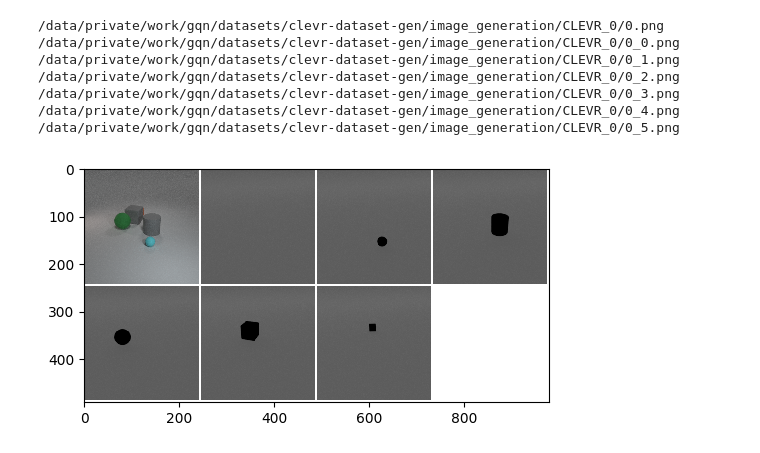
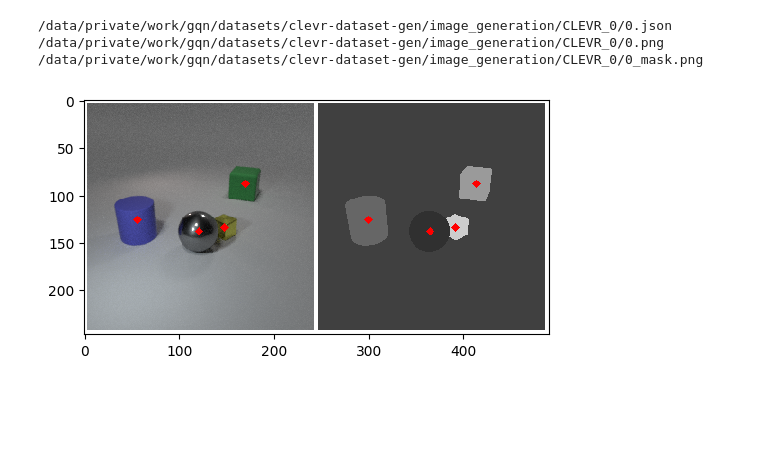
Before and after one commit to jihoonl/clevr-dataset-gen, a Jupyter notebook: notebooks/masking_test.ipynb, the cells around one changed output. Cells and saved outputs as stored; diff of their text form; code cells hidden in the pictures; blank space fills up the shorter version.

Commit message:
rendering sequences for single scene. create single mask image

```diff
--- a/notebooks/masking_test.ipynb
+++ b/notebooks/masking_test.ipynb
@@ -56,19 +37,28 @@ annpath = datapath / '{}.json'.format(idx)
 # %%
+idx = 0
+imgpath = list(datapath.glob('{}*.png'.format(idx)))
+annpath = datapath / '{}.json'.format(idx)
+
 with open(annpath, 'r') as f:
     ann = json.load(f)
-
+print(annpath)
 img = []
 for i in imgpath:
     print(i)
     img.append(cv2.imread(str(i)))
 imgs = np.stack(img)
-view_image(imgs, 100)
+# view_image(imgs, 100)
+# Object center locations
+ii = imgs.copy()
+for a in ann['objects']:
+    x = a['pixel_coords'][0]
+    y = a['pixel_coords'][1]
+    for i in ii:
+        i = cv2.circle(i, (x, y), 2, (255,0,0), 4)
+
+view_image(ii,100)
 # %% [output]
+/data/private/work/gqn/datasets/clevr-dataset-gen/image_generation/CLEVR_0/0.json
 /data/private/work/gqn/datasets/clevr-dataset-gen/image_generation/CLEVR_0/0.png
-/data/private/work/gqn/datasets/clevr-dataset-gen/image_generation/CLEVR_0/0_0.png
-/data/private/work/gqn/datasets/clevr-dataset-gen/image_generation/CLEVR_0/0_1.png
-/data/private/work/gqn/datasets/clevr-dataset-gen/image_generation/CLEVR_0/0_2.png
-/data/private/work/gqn/datasets/clevr-dataset-gen/image_generation/CLEVR_0/0_3.png
-/data/private/work/gqn/datasets/clevr-dataset-gen/image_generation/CLEVR_0/0_4.png
-/data/private/work/gqn/datasets/clevr-dataset-gen/image_generation/CLEVR_0/0_5.png
+/data/private/work/gqn/datasets/clevr-dataset-gen/image_generation/CLEVR_0/0_mask.png
-[figure, old version]
+[figure, new version]
```
Also changed, not shown: parts of 14 cells of this notebook, 4 other files.
